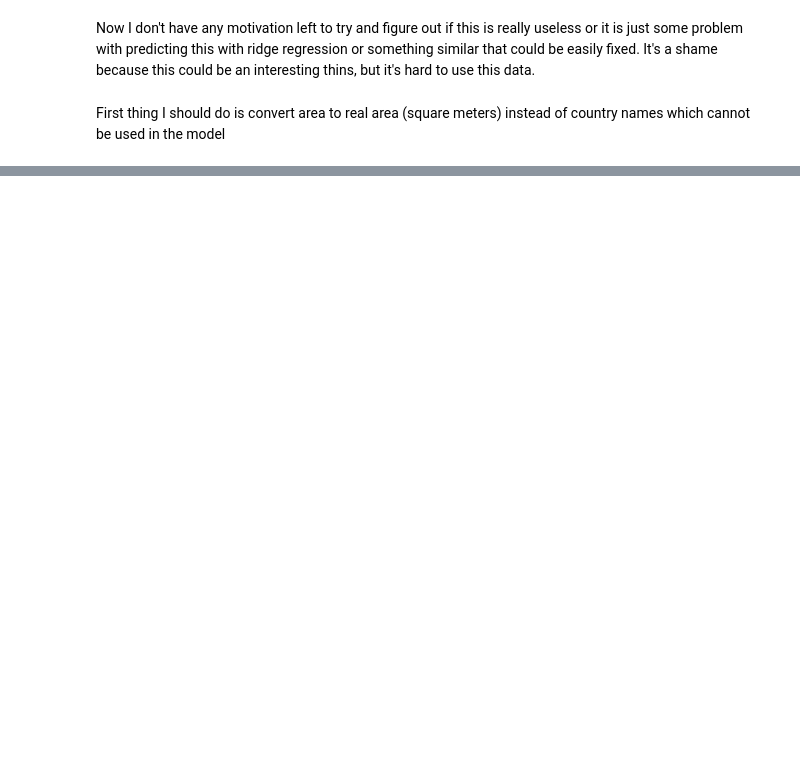
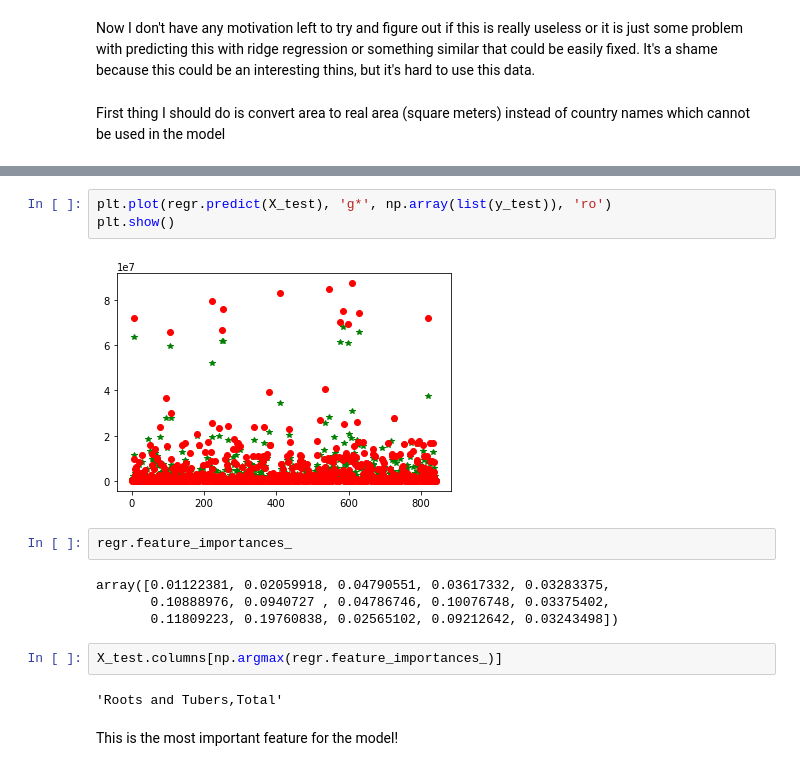
Before and after one commit to caralen/ada-project-faam, a Jupyter notebook: predict.ipynb, the cells around one changed output, grey strips where cells are left out. Cells and saved outputs as stored; diff of their text form; blank space fills up the shorter version.

```diff
--- a/predict.ipynb
+++ b/predict.ipynb
@@ -290,0 +350,17 @@ First thing I should do is convert area to real area (square meters) instead of
+# %%
+plt.plot(regr.predict(X_test), 'g*', np.array(list(y_test)), 'ro')
+plt.show()
+# %% [output]
+[figure, added]
+# %%
+regr.feature_importances_
+# %% [output]
+array([0.01122381, 0.02059918, 0.04790551, 0.03617332, 0.03283375,
+       0.10888976, 0.0940727 , 0.04786746, 0.10076748, 0.03375402,
+       0.11809223, 0.19760838, 0.02565102, 0.09212642, 0.03243498])
+# %%
+X_test.columns[np.argmax(regr.feature_importances_)]
+# %% [output]
+'Roots and Tubers,Total'
+# %% [markdown]
+This is the most important feature for the model!
```
Also changed, not shown: parts of 45 cells of this notebook.
